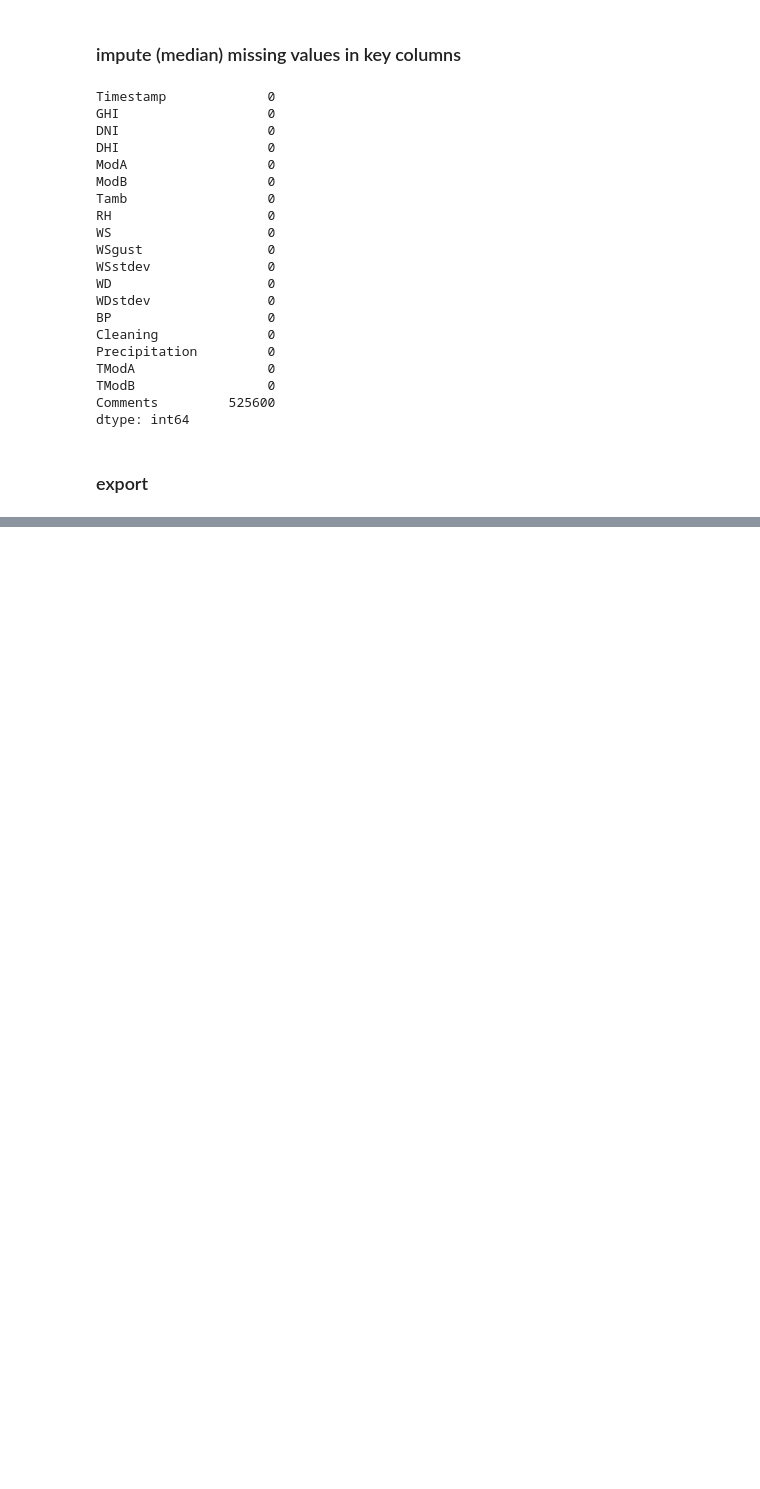
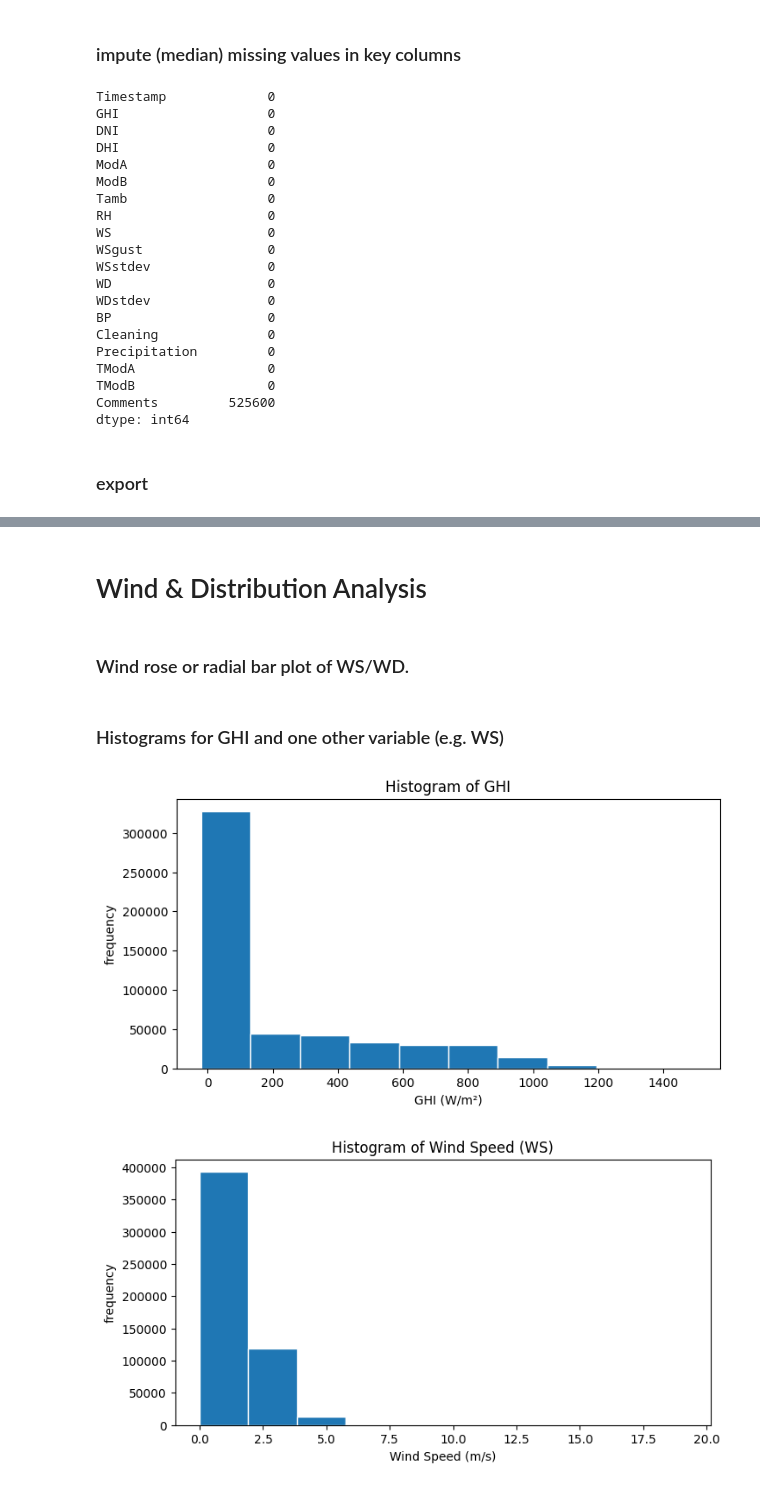
Before and after one commit to dawit-hopes/solar-challenge-week1, a Jupyter notebook: notebooks/eda-sierraleone-bumbuna.ipynb, the cells around one changed output, grey strips where cells are left out. Saved outputs shown, nothing was run; the diff lists cells and outputs as text; code cells hidden in the pictures; blank space fills up the shorter version.

```diff
--- a/notebooks/eda-sierraleone-bumbuna.ipynb
+++ b/notebooks/eda-sierraleone-bumbuna.ipynb
@@ -157,0 +227,4 @@ df.to_csv("../data/sierraleone-bumbuna_clean.csv")
+# %% [markdown]
+# Wind & Distribution Analysis
+# %% [markdown]
+### Wind rose or radial bar plot of WS/WD.
@@ -157,0 +238,17 @@ df.to_csv("../data/sierraleone-bumbuna_clean.csv")
+# %% [markdown]
+### Histograms for GHI and one other variable (e.g. WS)
+# %%
+def plotHist(xcol, title, xlabel):
+    plt.figure(figsize=(8, 4))
+    plt.hist(df[xcol], bins=10, edgecolor="white")
+    plt.title(title)
+    plt.xlabel(xlabel)
+    plt.ylabel("frequency")
+    plt.show()
+
+
+plotHist("GHI", "Histogram of GHI", "GHI (W/m²)")
+plotHist("WS", "Histogram of Wind Speed (WS)", "Wind Speed (m/s)")
+# %% [output]
+[figure, added]
+[figure, added]
```
Also changed, not shown: parts of 16 cells of this notebook, 1 other file.
